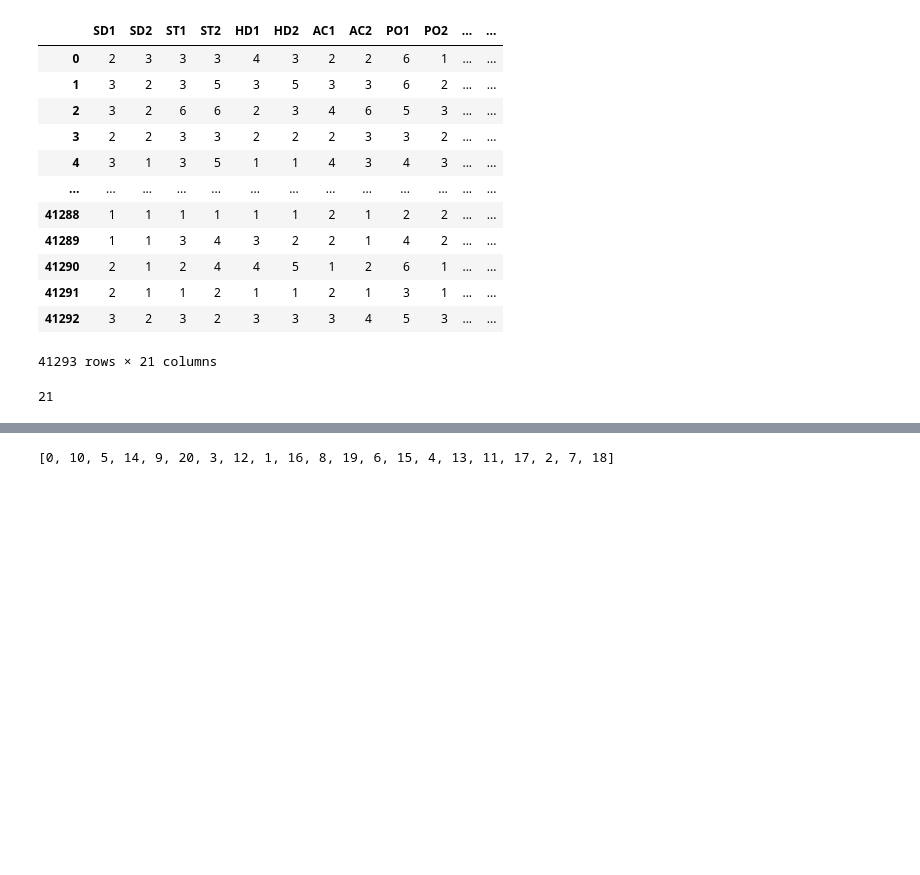
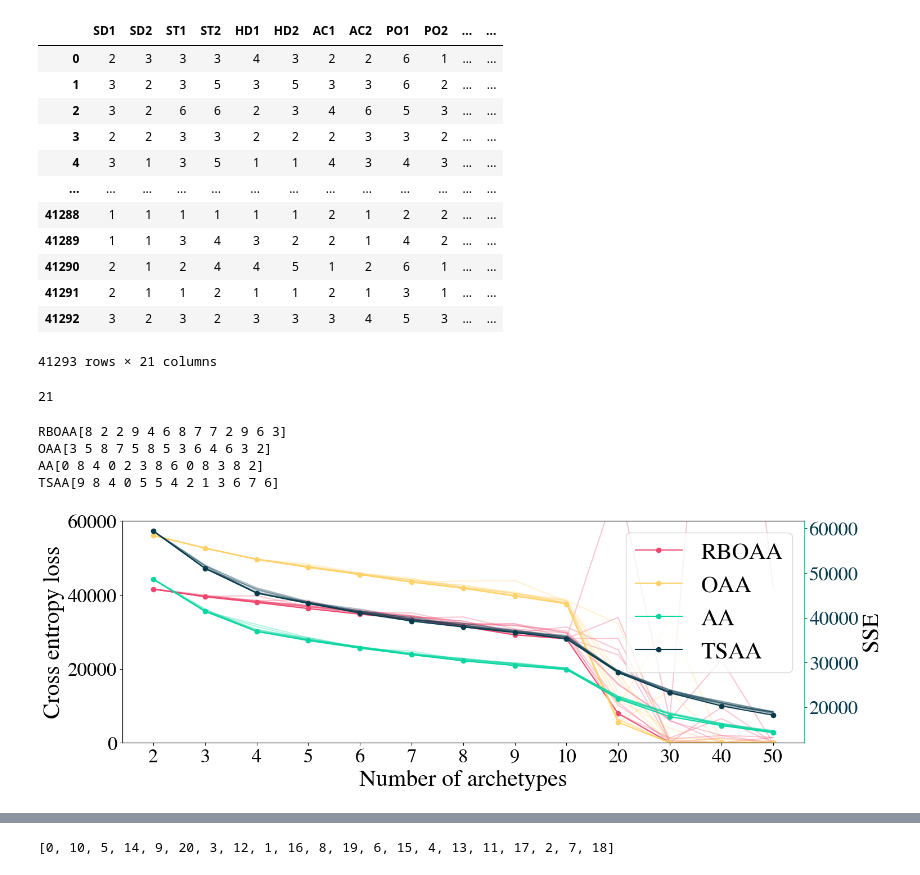
Before and after one commit to Maplewarrior/OrdinalArchetypalAnalysis, a Jupyter notebook: real_data_plots_Emilie.ipynb, the cells around one changed output, grey strips where cells are left out. Drawn from its saved outputs; the diff is of its cells as text; code cells hidden in the pictures; blank space fills up the shorter version.

```diff
--- a/real_data_plots_Emilie.ipynb
+++ b/real_data_plots_Emilie.ipynb
@@ -15,9 +12,12 @@ import pickle
 import re
 import seaborn as sns
 
-from src.utils.additional_plotting_functions import loss_archetype_plot, NMI_archetypes, plot_NMI_stability
+#from src.utils.additional_plotting_functions import loss_archetype_plot, NMI_archetypes, plot_NMI_stability
 
+import matplotlib
 
+matplotlib.rcParams['mathtext.fontset'] = 'stix'
+matplotlib.rcParams['font.family'] = 'STIXGeneral'
 my_pallette = {'RBOAA': "#EF476F", 'OAA': "#FFD166", 'AA': "#06D6A0","TSOAA" : "#073B4C"}
 # %%
 
@@ -78,0 +172,14 @@ len(new_order)
+# %%
+K_list = [2,3,4,5,6,7,8,9,10,20,30,40,50]
+#K_list = [2,3,4,5,6,7,8,9,10]
+path1 = "C:/Users/aejew/Downloads/ESS8_GB_results/ESS8_GB_results/All_AA_results.json"
+#path2 = "C:/Users/aejew/Downloads/ESS8_GB_results/ESS8_GB_result_OSM"
+loss_archetype_plot(K_list,results_path = path1, results_path2 = "C:/Users/aejew/Downloads/AA_results/AA_results/ESS8_GB_OSM_results/ESS8_GB_OSM_All_AA_results.json")
+
+plt.savefig("Plots_for_paper/Error_K_GB.png",dpi=1000)
+# %% [output]
+RBOAA[8 2 2 9 4 6 8 7 7 2 9 6 3]
+OAA[3 5 8 7 5 8 5 3 6 4 6 3 2]
+AA[0 8 4 0 2 3 8 6 0 8 3 8 2]
+TSAA[9 8 4 0 5 5 4 2 1 3 6 7 6]
+[figure, added]
```
Also changed, not shown: parts of 33 cells of this notebook, 3 other files.
